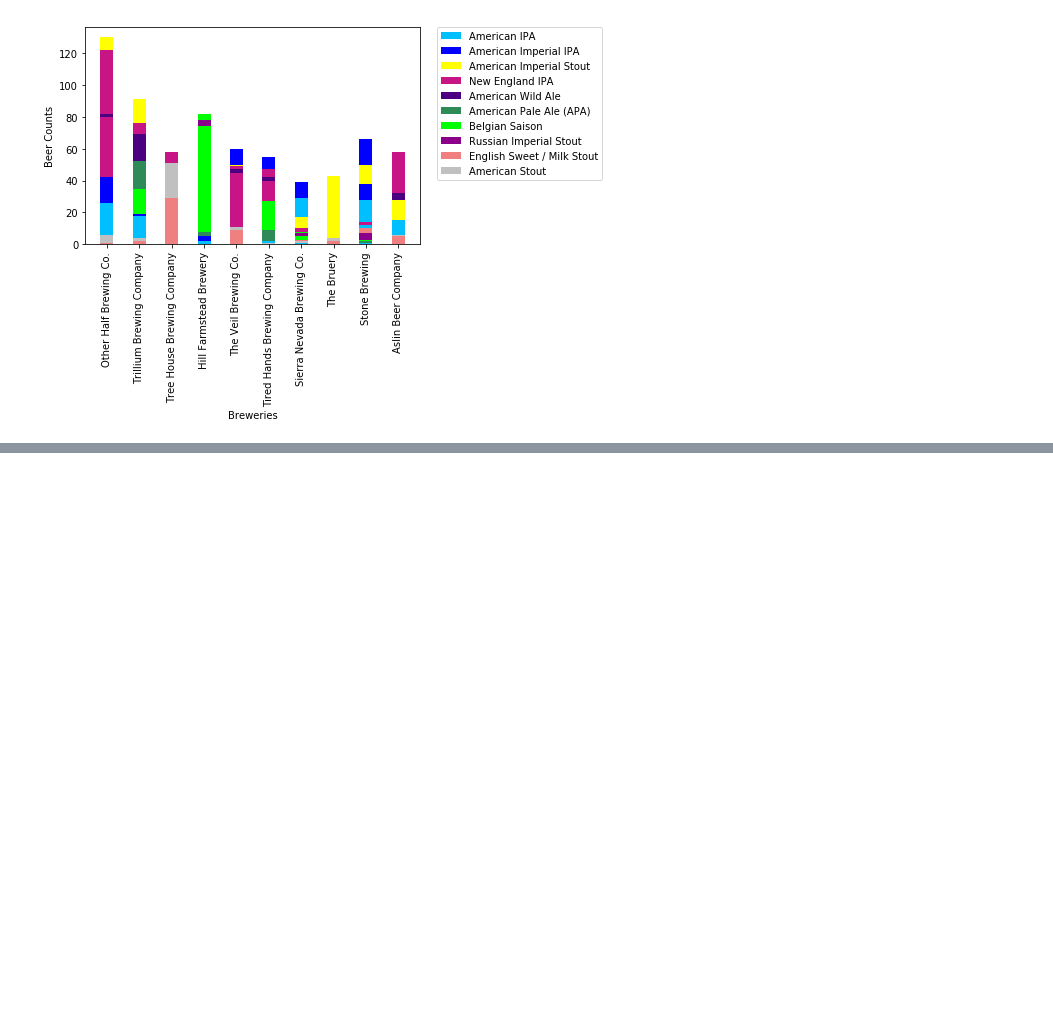
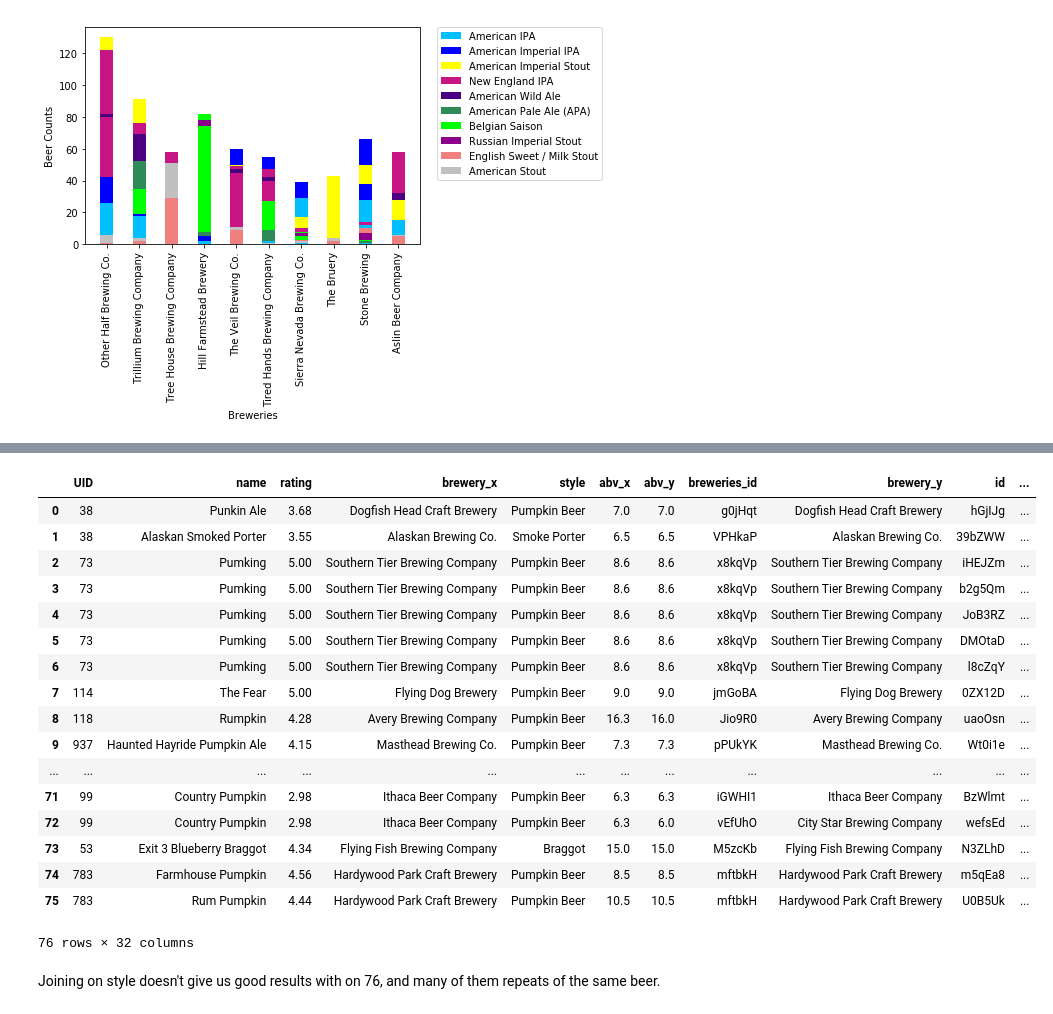
Before and after one commit to loisr/Beer-Recommendations, a Jupyter notebook: All Data.ipynb, the cells around one changed output, grey strips where cells are left out. Cells and saved outputs as stored; diff of their text form; code cells hidden in the pictures; blank space fills up the shorter version.

```diff
--- a/All Data.ipynb
+++ b/All Data.ipynb
@@ -661,0 +751,24 @@ plt.legend(beer_types, bbox_to_anchor=(1.05, 1), loc=2, borderaxespad=0.)
+# %%
+result4
+# this only gave us 76 results so not a good join to add to the dataset
+# %% [output]
+|  | UID | name | rating | brewery_x | style | abv_x | abv_y | breweries_id | brewery_y | id | ... |
+| 0 | 38 | Punkin Ale | 3.68 | Dogfish Head Craft Brewery | Pumpkin Beer | 7.0 | 7.0 | g0jHqt | Dogfish Head Craft Brewery | hGjIJg | ... |
+| 1 | 38 | Alaskan Smoked Porter | 3.55 | Alaskan Brewing Co. | Smoke Porter | 6.5 | 6.5 | VPHkaP | Alaskan Brewing Co. | 39bZWW | ... |
+| 2 | 73 | Pumking | 5.00 | Southern Tier Brewing Company | Pumpkin Beer | 8.6 | 8.6 | x8kqVp | Southern Tier Brewing Company | iHEJZm | ... |
+| 3 | 73 | Pumking | 5.00 | Southern Tier Brewing Company | Pumpkin Beer | 8.6 | 8.6 | x8kqVp | Southern Tier Brewing Company | b2g5Qm | ... |
+| 4 | 73 | Pumking | 5.00 | Southern Tier Brewing Company | Pumpkin Beer | 8.6 | 8.6 | x8kqVp | Southern Tier Brewing Company | JoB3RZ | ... |
+| 5 | 73 | Pumking | 5.00 | Southern Tier Brewing Company | Pumpkin Beer | 8.6 | 8.6 | x8kqVp | Southern Tier Brewing Company | DMOtaD | ... |
+| 6 | 73 | Pumking | 5.00 | Southern Tier Brewing Company | Pumpkin Beer | 8.6 | 8.6 | x8kqVp | Southern Tier Brewing Company | l8cZqY | ... |
+| 7 | 114 | The Fear | 5.00 | Flying Dog Brewery | Pumpkin Beer | 9.0 | 9.0 | jmGoBA | Flying Dog Brewery | 0ZX12D | ... |
+| 8 | 118 | Rumpkin | 4.28 | Avery Brewing Company | Pumpkin Beer | 16.3 | 16.0 | Jio9R0 | Avery Brewing Company | uaoOsn | ... |
+| 9 | 937 | Haunted Hayride Pumpkin Ale | 4.15 | Masthead Brewing Co. | Pumpkin Beer | 7.3 | 7.3 | pPUkYK | Masthead Brewing Co. | Wt0i1e | ... |
+| ... | ... | ... | ... | ... | ... | ... | ... | ... | ... | ... | ... |
+| 71 | 99 | Country Pumpkin | 2.98 | Ithaca Beer Company | Pumpkin Beer | 6.3 | 6.3 | iGWHI1 | Ithaca Beer Company | BzWlmt | ... |
+| 72 | 99 | Country Pumpkin | 2.98 | Ithaca Beer Company | Pumpkin Beer | 6.3 | 6.0 | vEfUhO | City Star Brewing Company | wefsEd | ... |
+| 73 | 53 | Exit 3 Blueberry Braggot | 4.34 | Flying Fish Brewing Company | Braggot | 15.0 | 15.0 | M5zcKb | Flying Fish Brewing Company | N3ZLhD | ... |
+| 74 | 783 | Farmhouse Pumpkin | 4.56 | Hardywood Park Craft Brewery | Pumpkin Beer | 8.5 | 8.5 | mftbkH | Hardywood Park Craft Brewery | m5qEa8 | ... |
+| 75 | 783 | Rum Pumpkin | 4.44 | Hardywood Park Craft Brewery | Pumpkin Beer | 10.5 | 10.5 | mftbkH | Hardywood Park Craft Brewery | U0B5Uk | ... |
+76 rows × 32 columns
+# %% [markdown]
+Joining on style doesn't give us good results with on 76, and many of them repeats of the same beer.
```
Also changed, not shown: parts of 42 cells of this notebook.
